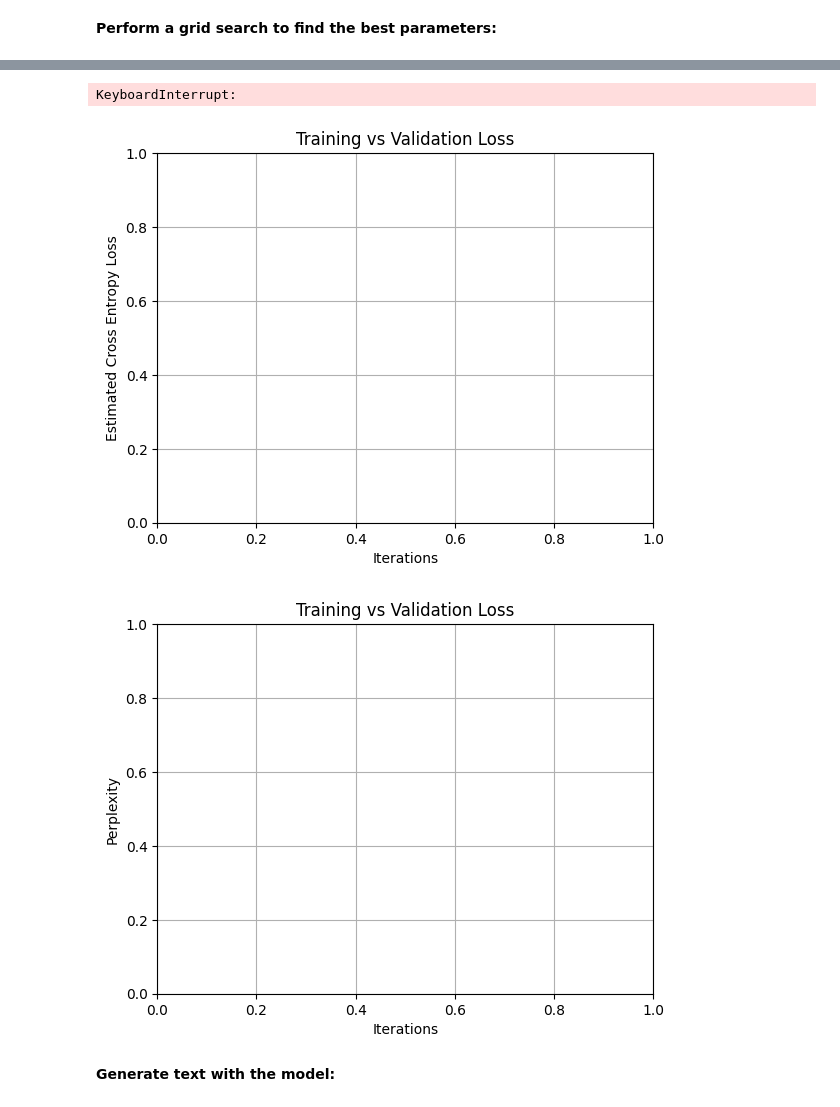
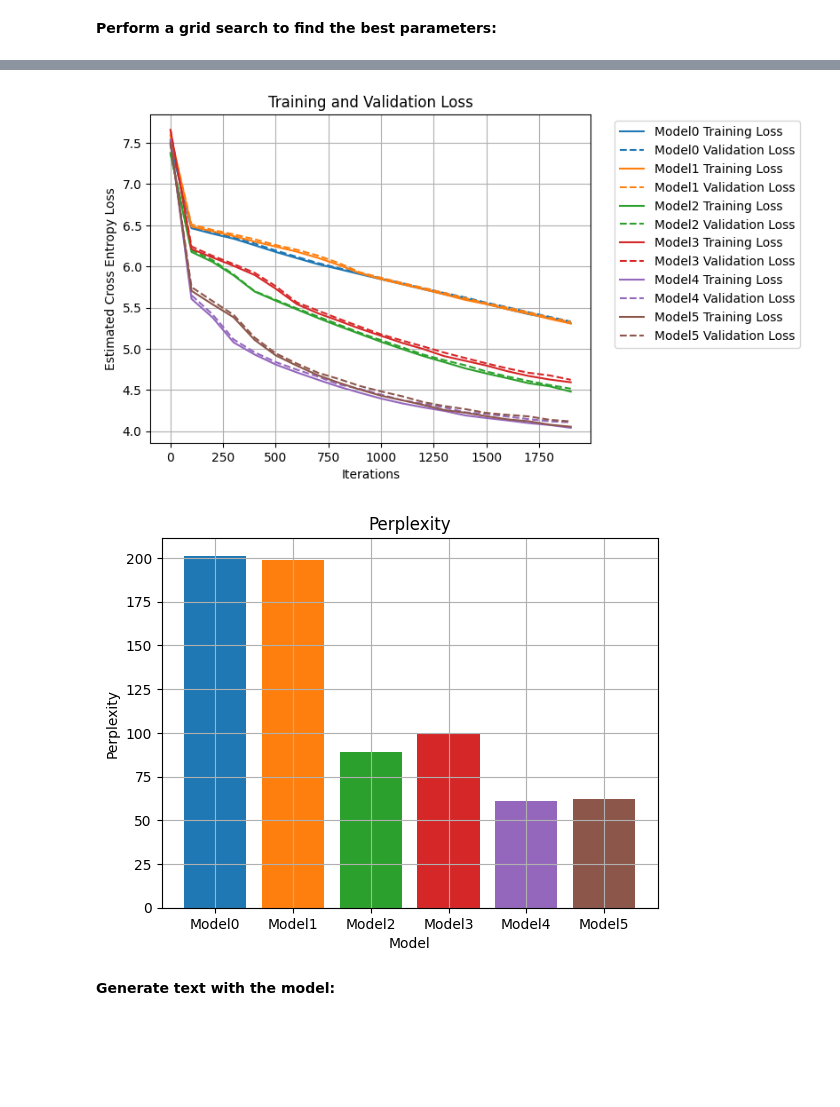
Before and after one commit to josephine-king/EE4685_KingDaalman, a Jupyter notebook: miniGPT.ipynb, the cells around one changed output, grey strips where cells are left out. Drawn from its saved outputs; the diff is of its cells as text; code cells hidden in the pictures; blank space fills up the shorter version.

```diff
--- a/miniGPT.ipynb
+++ b/miniGPT.ipynb
@@ -307,20 +307,23 @@ training_data, validation_data = tokenize_data("custom", tokenizer, raw_data, TR
 # %%
 loop_decoders = True
 loop_embd_dims = False
+loop_blocks = False
 
-block_sizes = [128]
+block_sizes = [32]
 batch_sizes = [32]
-max_iters = [500]
+max_iters = [1000]
 vocab_sizes = [1500]
-embd_dims = [192]
-num_decoders = [12]
+embd_dims = [48]
+num_decoders = [3]
 num_heads = [12]
 tokenizers = ["custom"]
 
 if (loop_decoders == True):
-    num_decoders = [12, 24, 36]
+    num_decoders = [3, 6, 12]
 if (loop_embd_dims == True):
-    embd_dims = [192, 384, 768]
+    embd_dims = [48, 96, 192]
+if (loop_blocks == True):
+    block_sizes = [32, 64]
 
 # Set up plotting
 plt.ion()
@@ -331,7 +334,7 @@ ax.set_title("Training and Validation Loss")
 ax.grid(True)
 
 fig2, ax2 = plt.subplots()
-ax2.set_xlabel("Iterations")
+ax2.set_xlabel("Model")
 ax2.set_ylabel("Perplexity")
 ax2.set_title("Perplexity")
 ax2.grid(True)
@@ -387,6 +388,5 @@ iter 0: loss = 7.5009765625
-KeyboardInterrupt:
-[figure, old version]
+[figure, new version]
-[figure, old version]
+[figure, new version]
 # %% [markdown]
 **Generate text with the model:**
 # %%
```
Also changed, not shown: parts of 2 cells of this notebook.
